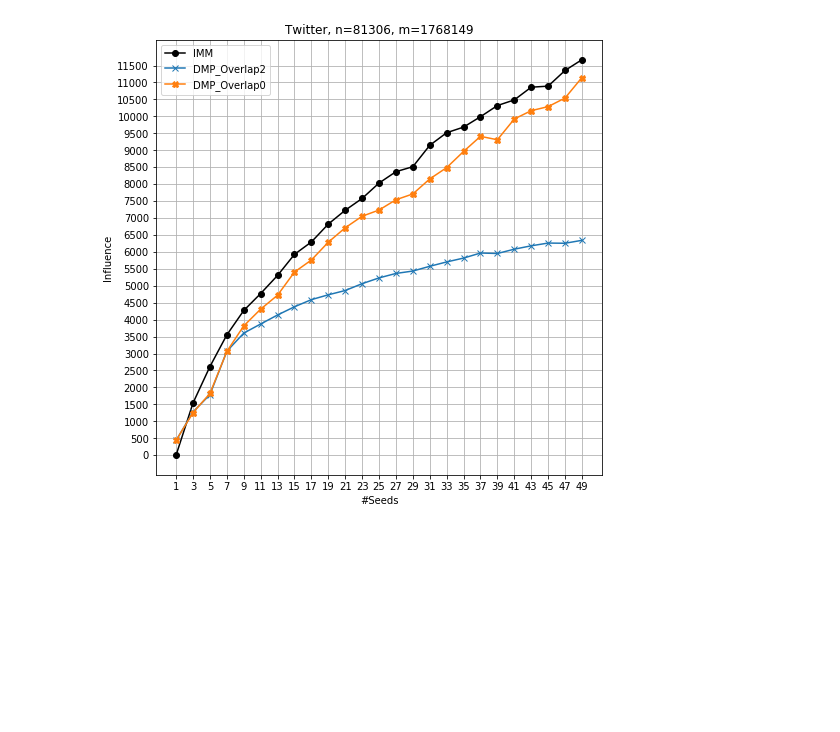
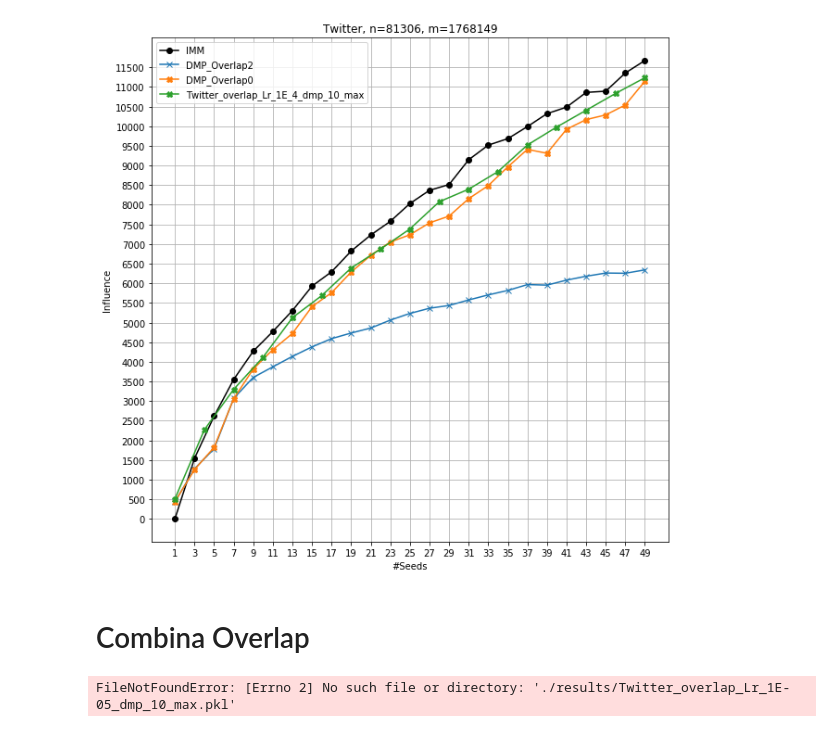
Before and after one commit to FeiGSSS/DMP, a Jupyter notebook: Twitter.ipynb, the cells around one changed output. Cells and saved outputs as stored; diff of their text form; code cells hidden in the pictures; blank space fills up the shorter version.

```diff
--- a/Twitter.ipynb
+++ b/Twitter.ipynb
@@ -13,21 +13,25 @@ with open("results/twitter_overlip0_MC1000.pkl", "rb") as f:
 # %%
 import matplotlib.pyplot as plt
 # %%
-plt.figure(figsize=(8,8))
+plt.figure(figsize=(10,10))
 x = range(1, 51, 2)
 plt.plot(x, twitter_mc, marker="o", c="k")
 plt.plot(x, DMP_3_4[1], marker="x")
 plt.plot(x, twitter_overlip0, marker="X")
+plt.plot(range(1, 51, 3), list(Twitter_overlap_Lr_1E_4_dmp_10_max.values()), marker="X")
 
-plt.legend(["IMM","DMP_Overlap2", "DMP_Overlap0"])
+plt.legend(["IMM","DMP_Overlap2", "DMP_Overlap0",
+           "Twitter_overlap_Lr_1E_4_dmp_10_max"])
 
 plt.xlabel("#Seeds")
 plt.ylabel("Influence")
 plt.xticks(x)
 plt.yticks(range(0, 12000, 500))
 plt.title("Twitter, n=81306, m=1768149")
 plt.grid()
 
 plt.savefig("DMP_vs_MC_Twitter.pdf")
 # %% [output]
-[figure, old version]
+[figure, new version]
+# %% [markdown]
+# Combina Overlap
@@ -33,0 +48,5 @@ plt.savefig("DMP_vs_MC_Twitter.pdf")
+# %%
+with open("./results/Twitter_overlap_Lr_1E-05_dmp_10_max.pkl", "rb") as f:
+    Twitter_overlap_Lr_1E_5_dmp_10_max = pkl.load(f)
+# %% [output]
+FileNotFoundError: [Errno 2] No such file or directory: './results/Twitter_overlap_Lr_1E-05_dmp_10_max.pkl'
```
Also changed, not shown: parts of 4 cells of this notebook, 32 other files.
